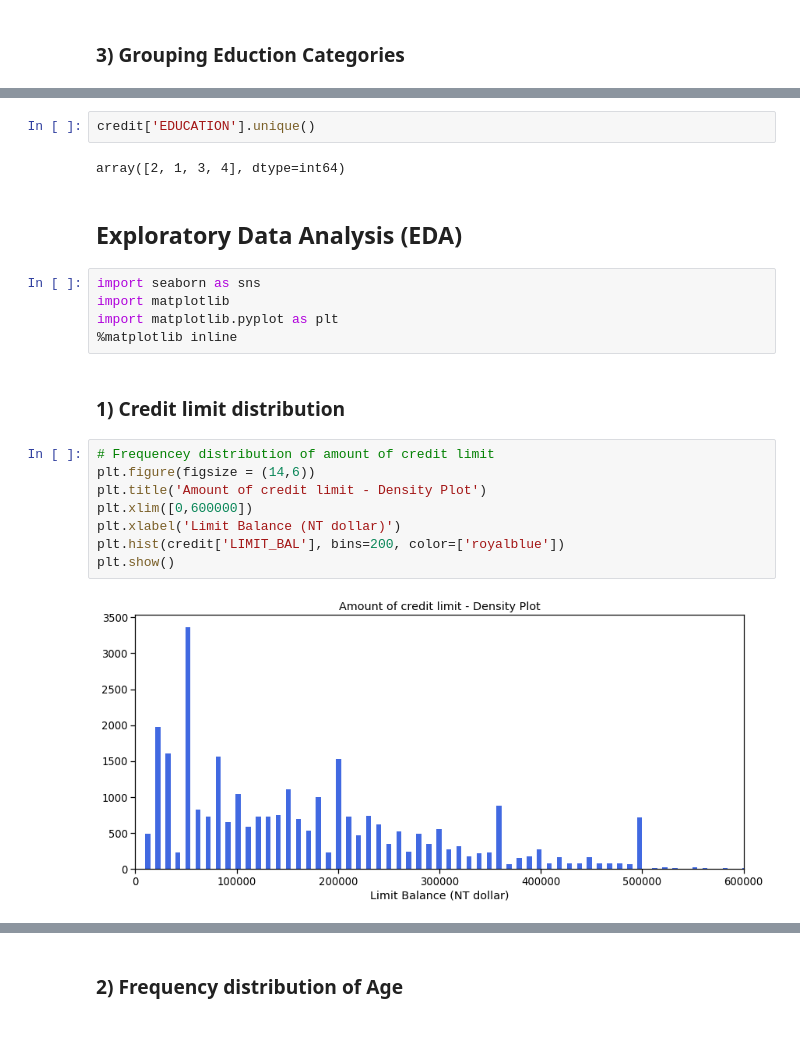
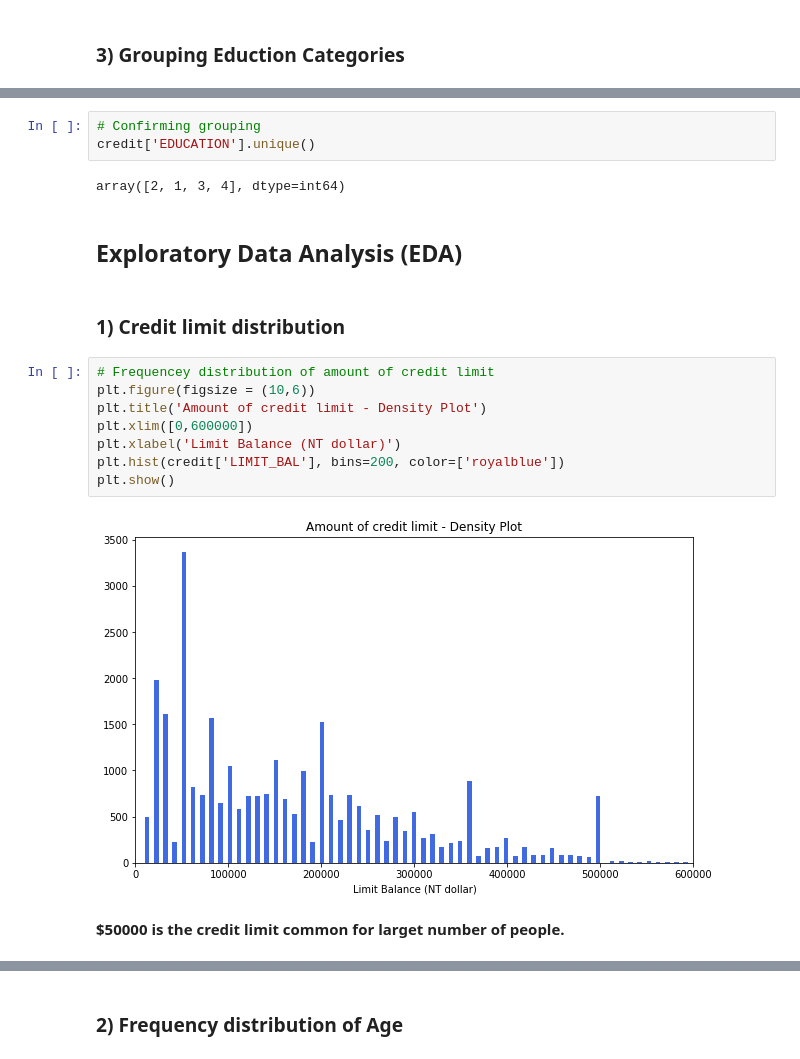
Before and after one commit to guptaaxita/Credit_card_default_EDA, a Jupyter notebook: Course5_Task2_EDA.ipynb, the cells around one changed output, grey strips where cells are left out. Cells and saved outputs as stored; diff of their text form; blank space fills up the shorter version.

```diff
--- a/Course5_Task2_EDA.ipynb
+++ b/Course5_Task2_EDA.ipynb
@@ -131,29 +126,27 @@ array([2, 1, 3, 5, 4, 6, 0], dtype=int64)
 credit['EDUCATION']=np.where(credit['EDUCATION'] == 5, 4, credit['EDUCATION'])
 credit['EDUCATION']=np.where(credit['EDUCATION'] == 6, 4, credit['EDUCATION'])
 credit['EDUCATION']=np.where(credit['EDUCATION'] == 0, 4, credit['EDUCATION'])
-# %%
-credit['EDUCATION'].unique()
-# %% [output]
-array([2, 1, 3, 4], dtype=int64)
+# %%
+# Confirming grouping
+credit['EDUCATION'].unique()
+# %% [output]
+array([2, 1, 3, 4], dtype=int64)
 # %% [markdown]
 ## Exploratory Data Analysis (EDA)
-# %%
-import seaborn as sns
-import matplotlib
-import matplotlib.pyplot as plt
-%matplotlib inline
 # %% [markdown]
 ### 1) Credit limit distribution
 # %%
 # Frequencey distribution of amount of credit limit
-plt.figure(figsize = (14,6))
+plt.figure(figsize = (10,6))
 plt.title('Amount of credit limit - Density Plot')
 plt.xlim([0,600000])
 plt.xlabel('Limit Balance (NT dollar)')
 plt.hist(credit['LIMIT_BAL'], bins=200, color=['royalblue'])
 plt.show()
 # %% [output]
-[figure, old version]
+[figure, new version]
+# %% [markdown]
+**$50000 is the credit limit common for larget number of people.**
 # %%
 #Frequencey distribution of amount of credit limit based on "Class"
 
```
Also changed, not shown: parts of 124 cells of this notebook.
